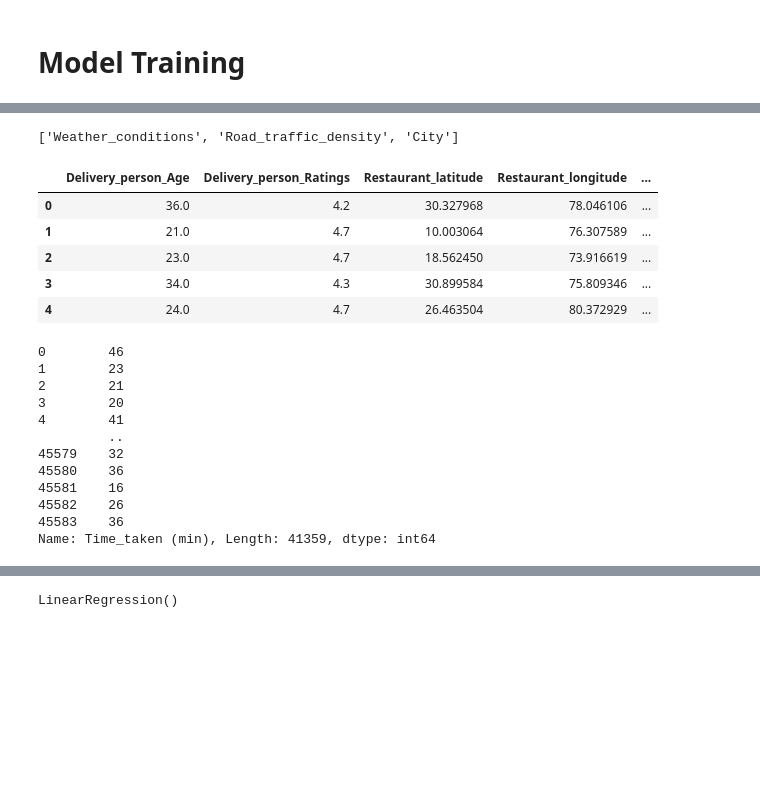
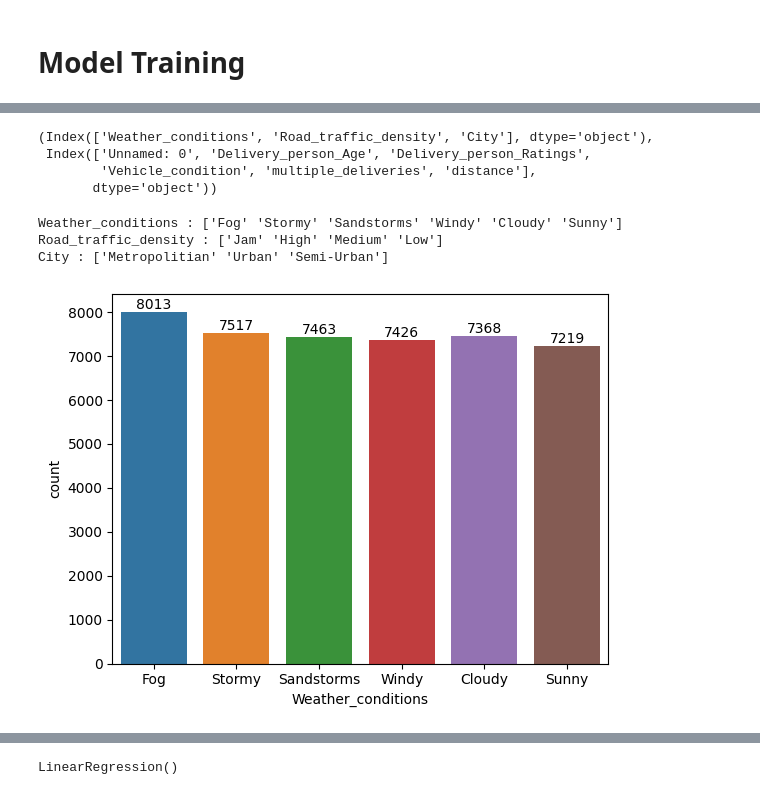
Before and after one commit to fhrt811/FoodDelivery, a Jupyter notebook: notebooks/ModelTraining.ipynb, the cells around one changed output, grey strips where cells are left out. Cells and saved outputs as stored; diff of their text form; code cells hidden in the pictures; blank space fills up the shorter version.

```diff
--- a/notebooks/ModelTraining.ipynb
+++ b/notebooks/ModelTraining.ipynb
@@ -19,3 +16,0 @@ df.head()
-# %%
-df.dropna(axis=0,how='any',inplace=True)
-df.head()
@@ -29,3 +17,5 @@ df.head()
+# %%
+df.drop(columns=['Type_of_order','time_diff_minutes'], inplace=True)
 # %%
 df.isnull().sum()
 # %% [output]
@@ -48,4 +32 @@ Time_taken (min)               0
 dtype: int64
-# %%
-df.drop(columns=['ID','Delivery_person_ID','Order_Date','Time_Orderd','Time_Order_picked','Type_of_order','Type_of_vehicle','Festival'],inplace=True)
-df.head()
@@ -79,4 +55,7 @@ numerical_cols=['Delivery_person_Age','Delivery_person_Ratings','Restaurant_lati
 # %%
-categorical_cols
+categorical_cols, numerical_cols
 # %% [output]
-['Weather_conditions', 'Road_traffic_density', 'City']
+(Index(['Weather_conditions', 'Road_traffic_density', 'City'], dtype='object'),
+ Index(['Unnamed: 0', 'Delivery_person_Age', 'Delivery_person_Ratings',
+        'Vehicle_condition', 'multiple_deliveries', 'distance'],
+       dtype='object'))
@@ -86,25 +62,18 @@ y=df['Time_taken (min)']
-# %%
-X.head()
-# %% [output]
-|  | Delivery_person_Age | Delivery_person_Ratings | Restaurant_latitude | Restaurant_longitude | ... |
-| 0 | 36.0 | 4.2 | 30.327968 | 78.046106 | ... |
-| 1 | 21.0 | 4.7 | 10.003064 | 76.307589 | ... |
-| 2 | 23.0 | 4.7 | 18.562450 | 73.916619 | ... |
-| 3 | 34.0 | 4.3 | 30.899584 | 75.809346 | ... |
-| 4 | 24.0 | 4.7 | 26.463504 | 80.372929 | ... |
-# %%
-y
-# %% [output]
-0        46
-1        23
-2        21
-3        20
-4        41
-         ..
-45579    32
-45580    36
-45581    16
-45582    26
-45583    36
-Name: Time_taken (min), Length: 41359, dtype: int64
+# %%
+for i in categorical_cols:
+    print(f"{i} : {df[i].unique()}")
+# %% [output]
+Weather_conditions : ['Fog' 'Stormy' 'Sandstorms' 'Windy' 'Cloudy' 'Sunny']
+Road_traffic_density : ['Jam' 'High' 'Medium' 'Low']
+City : ['Metropolitian' 'Urban' 'Semi-Urban']
+# %%
+import seaborn as sns
+gr = sns.countplot(x = df['Weather_conditions'])
+
+abs_values = df['Weather_conditions'].value_counts(ascending=False).values
+
+gr.bar_label(container=gr.containers[0], labels=abs_values)
+plt.show()
+# %% [output]
+[figure, added]
 # %%
```
Also changed, not shown: parts of 19 cells of this notebook, 4 other files.
